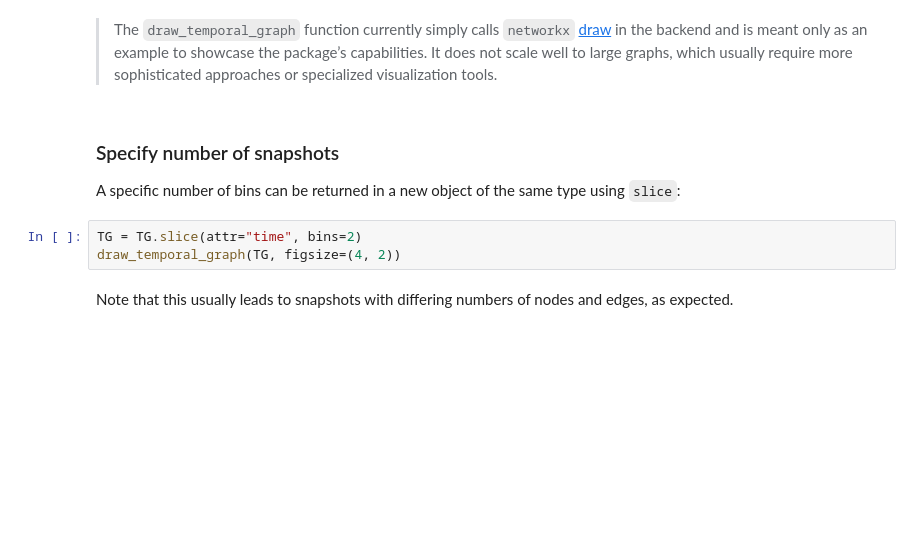
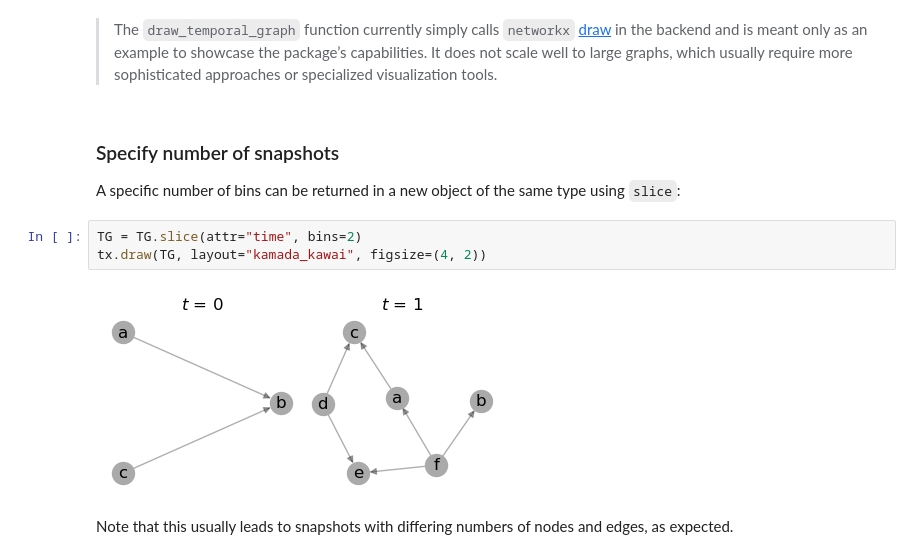
Before and after one commit to nelsonaloysio/networkx-temporal, a Jupyter notebook: notebook/networkx-temporal.ipynb, the cells around one changed output. Cells and saved outputs as stored; diff of their text form; blank space fills up the shorter version.

```diff
--- a/notebook/networkx-temporal.ipynb
+++ b/notebook/networkx-temporal.ipynb
@@ -63,7 +76,9 @@ draw_temporal_graph(TG, figsize=(8, 2))
 A specific number of bins can be returned in a new object of the same type using ``slice``:
 # %%
 TG = TG.slice(attr="time", bins=2)
-draw_temporal_graph(TG, figsize=(4, 2))
+tx.draw(TG, layout="kamada_kawai", figsize=(4, 2))
+# %% [output]
+[figure, added]
 # %% [markdown]
 Note that this usually leads to snapshots with differing numbers of nodes and edges, as expected.
 # %% [markdown]
```
Also changed, not shown: parts of 40 cells of this notebook.
